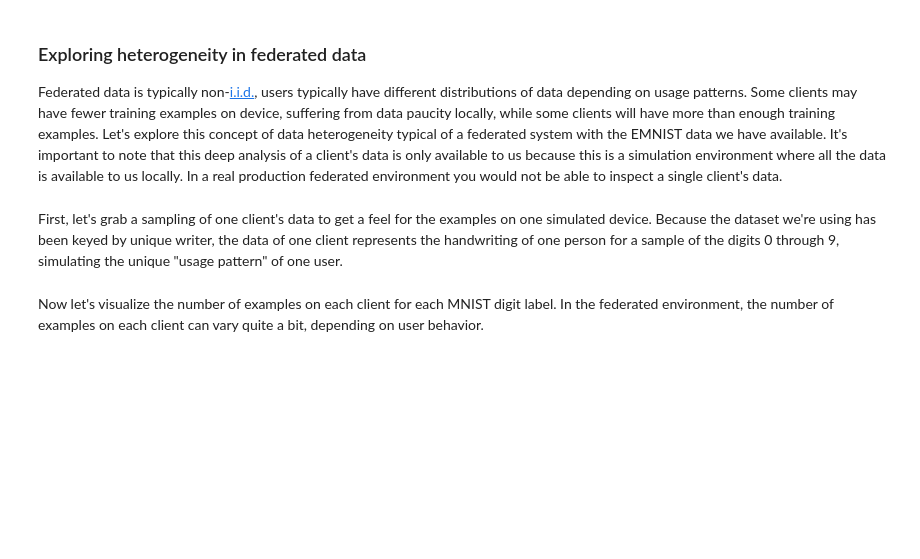
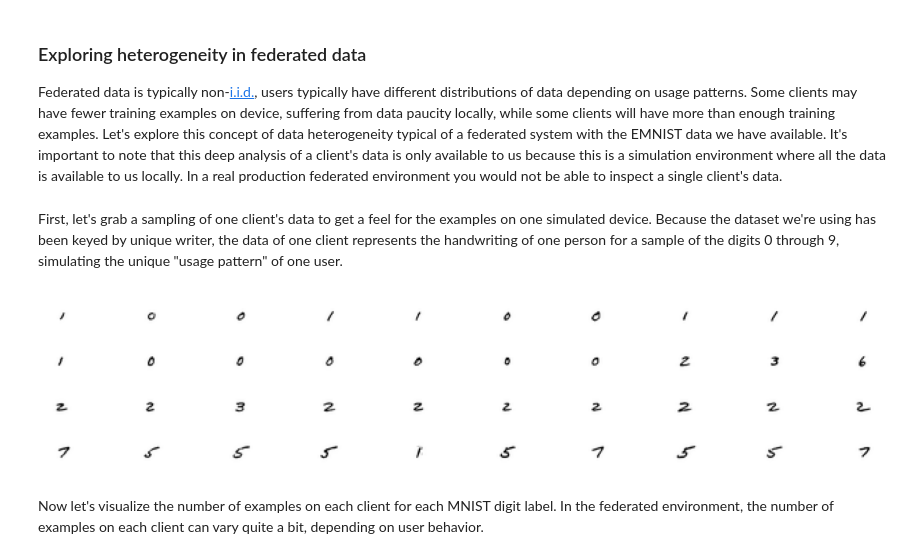
Before and after one commit to DungNguyenCoding/FederatedLearning, a Jupyter notebook: TensorFlowFederated/Tutorials/federated_learning_for_image_classification.ipynb, the cells around one changed output. Cells and saved outputs as stored; diff of their text form; code cells hidden in the pictures; blank space fills up the shorter version.

Commit message:
Federated Learning for Image Classification - Preparing the input data (cnt.)

```diff
--- a/TensorFlowFederated/Tutorials/federated_learning_for_image_classification.ipynb
+++ b/TensorFlowFederated/Tutorials/federated_learning_for_image_classification.ipynb
@@ -189,15 +186,20 @@ Federated data is typically non-[i.i.d.](https://en.wikipedia.org/wiki/Independe
 # %% [markdown]
 First, let's grab a sampling of one client's data to get a feel for the examples on one simulated device. Because the dataset we're using has been keyed by unique writer, the data of one client represents the handwriting of one person for a sample of the digits 0 through 9, simulating the unique "usage pattern" of one user.
 # %%
-## Example MNIST digits for one client
+## Example MNIST digits from the first client
+
+# Create a figure with a wide aspect ratio
 figure = plt.figure(figsize=(20, 4))
-j = 0
 
-for example in example_dataset.take(40):
-  plt.subplot(4, 10, j+1)
-  plt.imshow(example['pixels'].numpy(), cmap='gray', aspect='equal')
-  plt.axis('off')
-  j += 1
+for j, example in enumerate(example_dataset.take(40)):  # Use enumerate() for cleaner indexing
+    plt.subplot(4, 10, j + 1)  # Arrange in a 4-row, 10-column grid
+    plt.imshow(example['pixels'].numpy(), cmap='gray', aspect='equal')
+    plt.axis('off')  # Hide axis labels
+
+# Render and display the image
+_ = plt.show()
+# %% [output]
+[figure, added]
 # %% [markdown]
 Now let's visualize the number of examples on each client for each MNIST digit label. In the federated environment, the number of examples on each client can vary quite a bit, depending on user behavior.
 # %%
```
Also changed, not shown: parts of 8 cells of this notebook.
